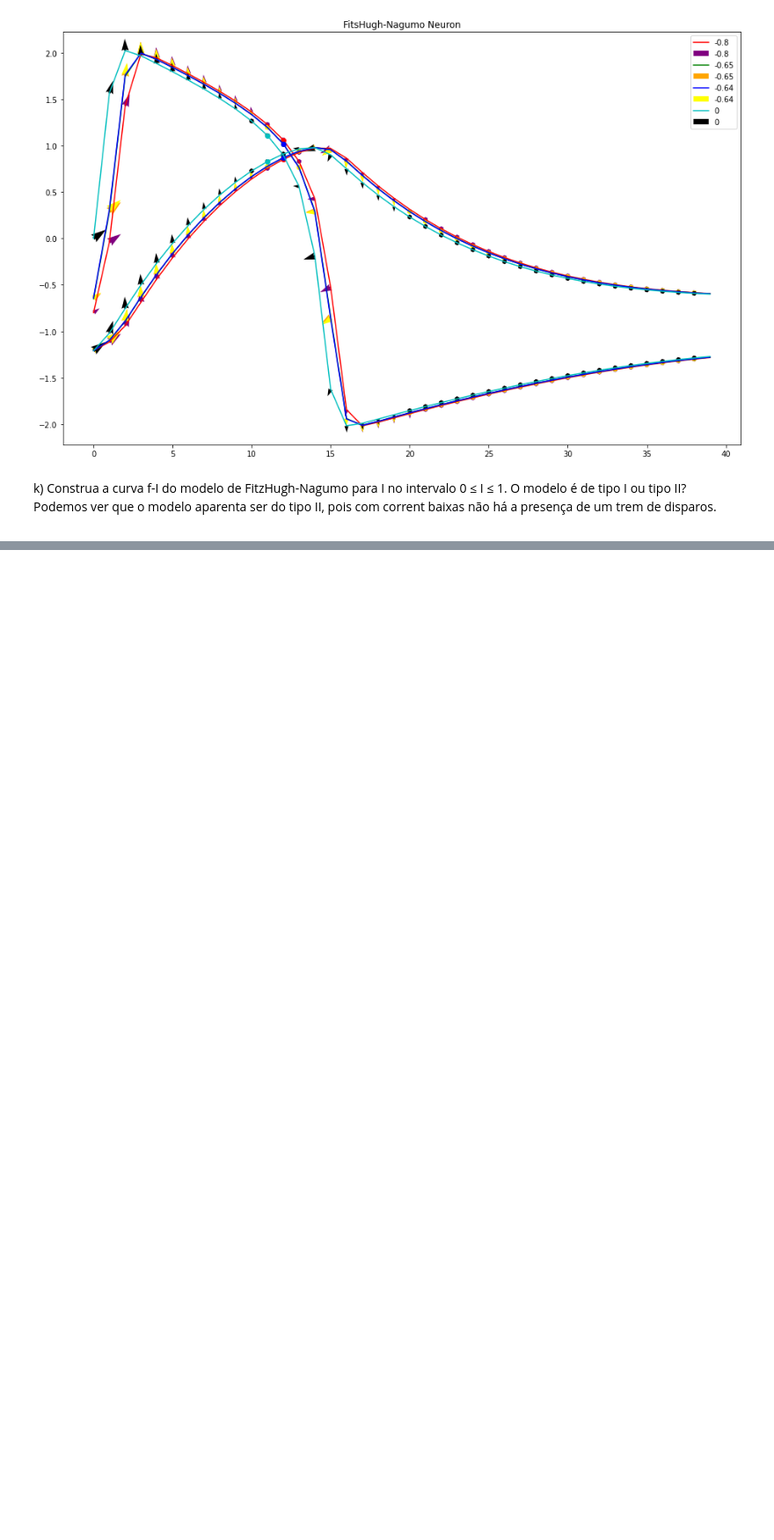
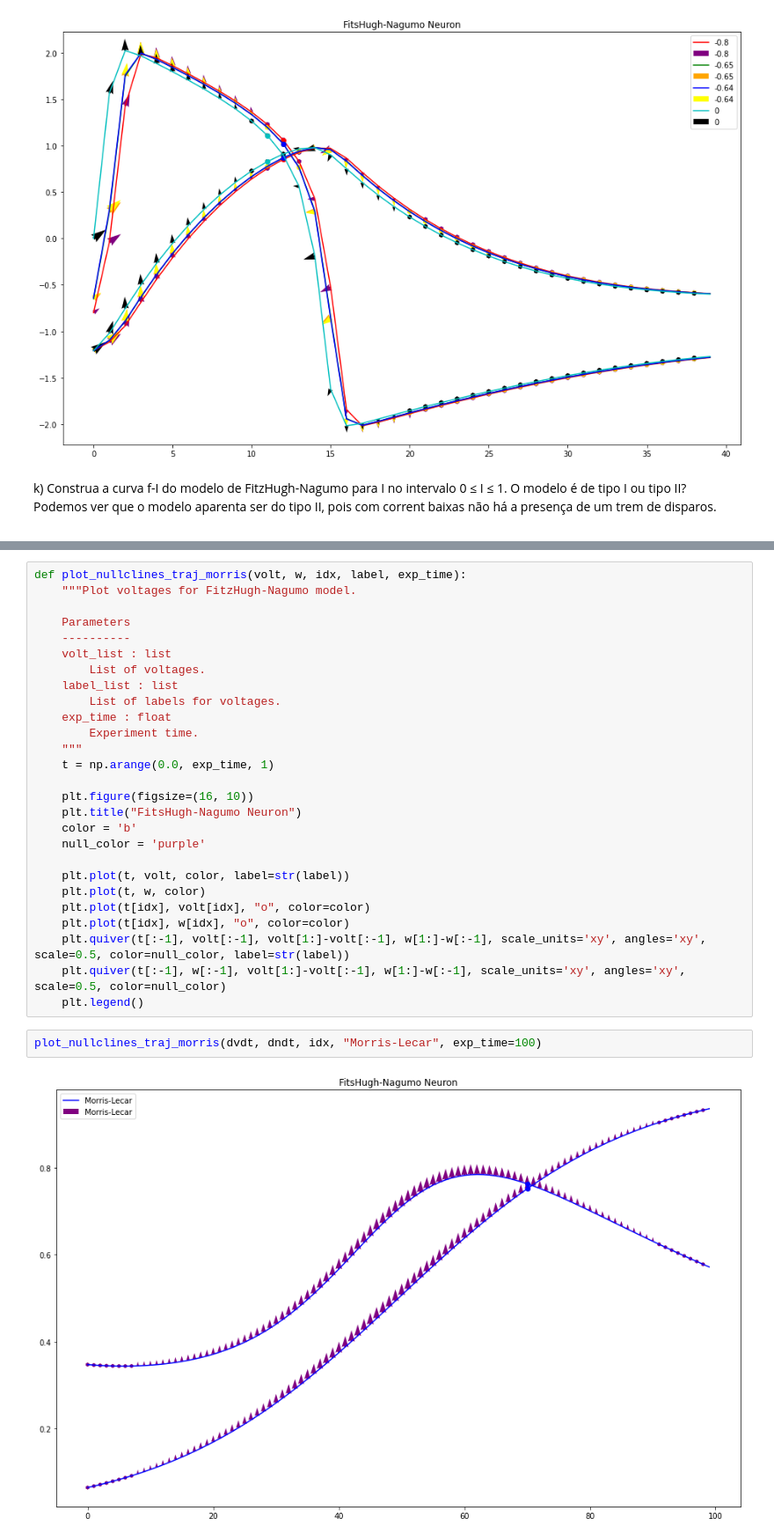
Before and after one commit to RafaelMRazeira/neurociencia_computacional_2022, a Jupyter notebook: Lista4/Lista4.ipynb, the cells around one changed output, grey strips where cells are left out. Shown at 88% size. Cells and saved outputs as stored; diff of their text form; blank space fills up the shorter version.

Commit message:
add: dev: list4 question2

```diff
--- a/Lista4/Lista4.ipynb
+++ b/Lista4/Lista4.ipynb
@@ -369,0 +434,31 @@ The min number of action potencials was 0.0 Hz
+# %%
+def plot_nullclines_traj_morris(volt, w, idx, label, exp_time):
+    """Plot voltages for FitzHugh-Nagumo model.
+
+    Parameters
+    ----------
+    volt_list : list
+        List of voltages.
+    label_list : list
+        List of labels for voltages.
+    exp_time : float
+        Experiment time.
+    """
+    t = np.arange(0.0, exp_time, 1)
+
+    plt.figure(figsize=(16, 10))
+    plt.title("FitsHugh-Nagumo Neuron")
+    color = 'b'
+    null_color = 'purple'
+
+    plt.plot(t, volt, color, label=str(label))
+    plt.plot(t, w, color)
+    plt.plot(t[idx], volt[idx], "o", color=color)
+    plt.plot(t[idx], w[idx], "o", color=color)
+    plt.quiver(t[:-1], volt[:-1], volt[1:]-volt[:-1], w[1:]-w[:-1], scale_units='xy', angles='xy', scale=0.5, color=null_color, label=str(label))
+    plt.quiver(t[:-1], w[:-1], volt[1:]-volt[:-1], w[1:]-w[:-1], scale_units='xy', angles='xy', scale=0.5, color=null_color)
+    plt.legend()
+# %%
+plot_nullclines_traj_morris(dvdt, dndt, idx, "Morris-Lecar", exp_time=100)
+# %% [output]
+[figure, added]
```
Also changed, not shown: parts of 44 cells of this notebook, 3 other files.
